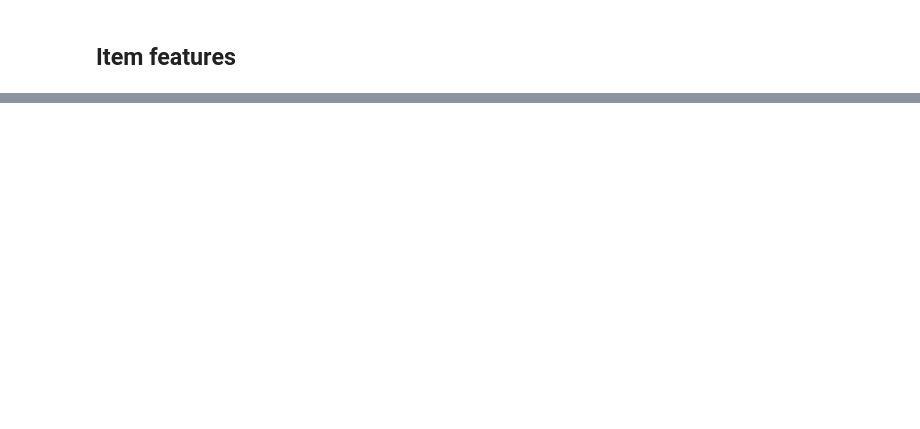
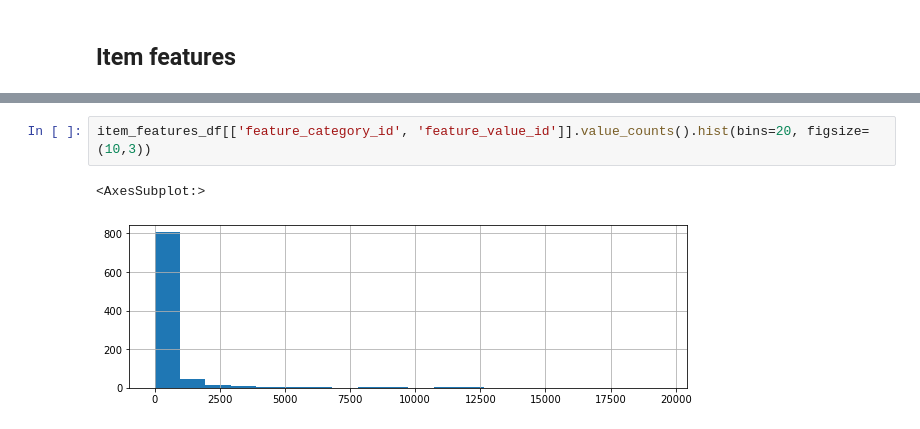
Before and after one commit to borkox/uni-sofia-recsys-dressipi, a Jupyter notebook: notebooks/EDA.ipynb, the cells around one changed output, grey strips where cells are left out. Saved outputs shown, nothing was run; the diff lists cells and outputs as text; blank space fills up the shorter version.

```diff
--- a/notebooks/EDA.ipynb
+++ b/notebooks/EDA.ipynb
@@ -250,0 +270,5 @@ dtype: float64
+# %%
+item_features_df[['feature_category_id', 'feature_value_id']].value_counts().hist(bins=20, figsize=(10,3))
+# %% [output]
+<AxesSubplot:>
+[figure, added]
```
Also changed, not shown: parts of 6 cells of this notebook.
